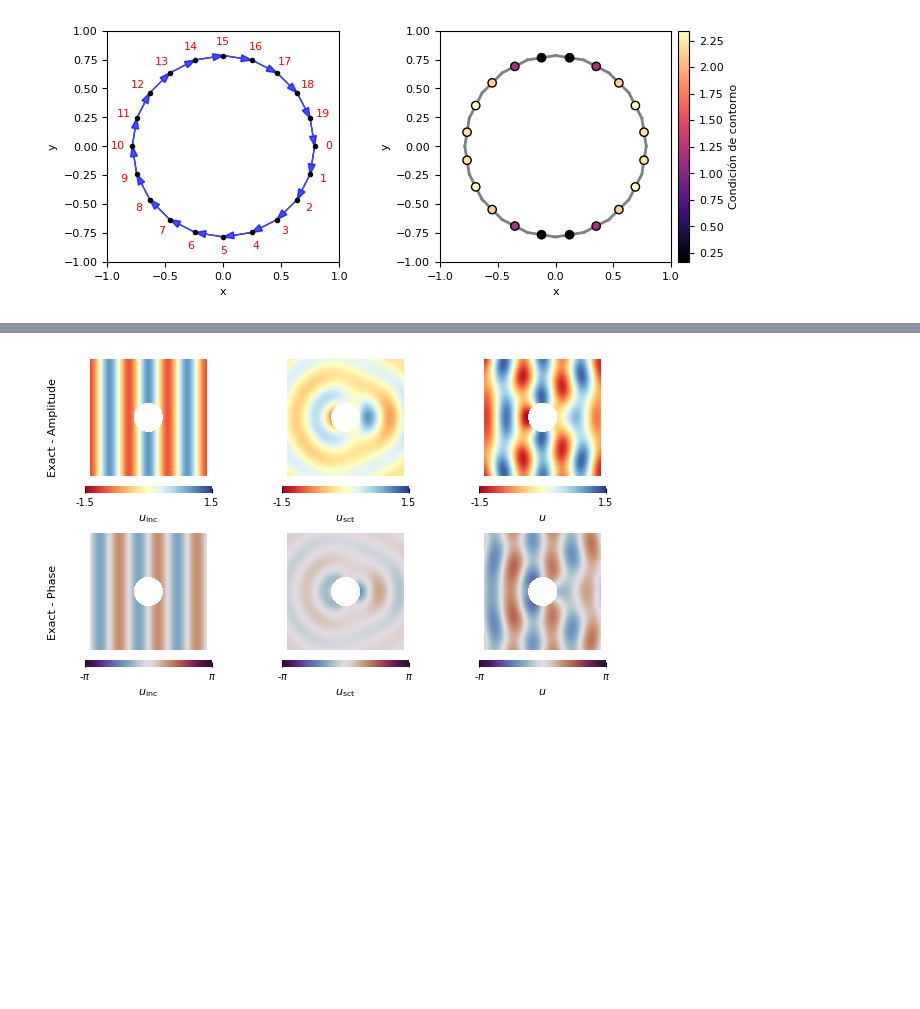
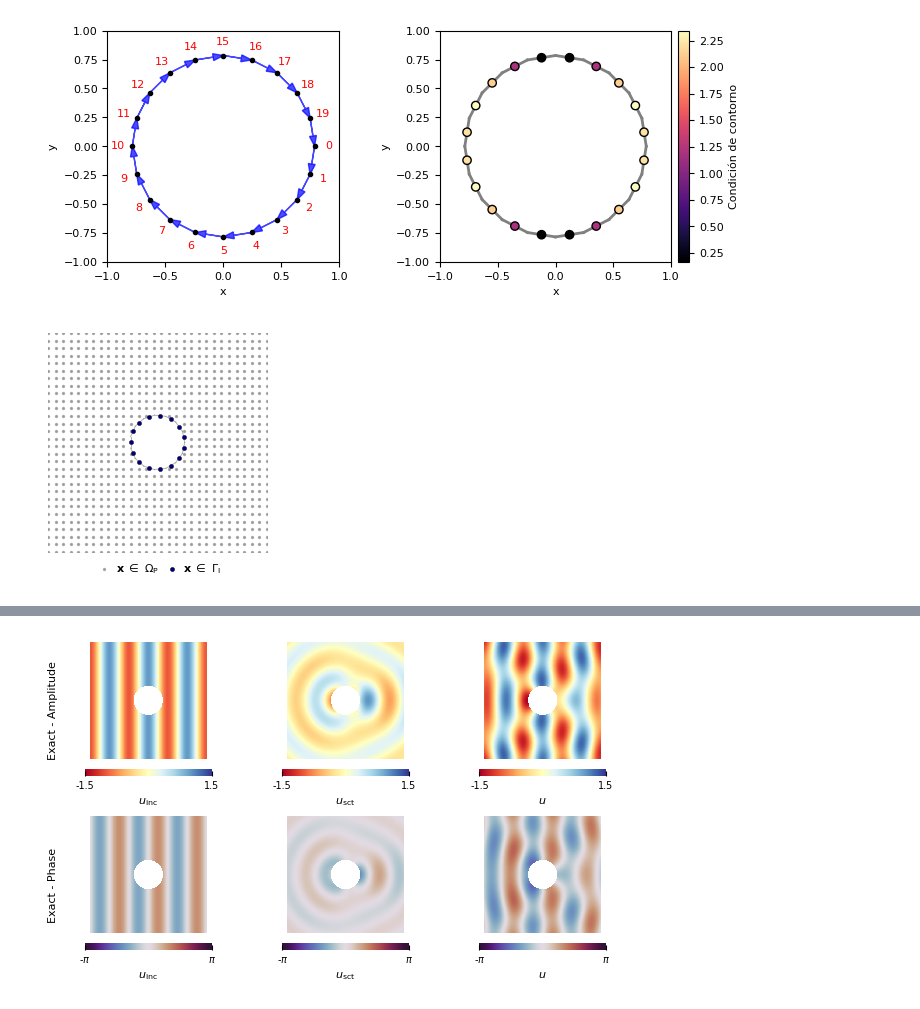
Before and after one commit to oscar-rincon/curso_bem, a Jupyter notebook: proyecto/test_problem_4 (1).ipynb, the cells around one changed output, grey strips where cells are left out. Cells and saved outputs as stored; diff of their text form; code cells hidden in the pictures; blank space fills up the shorter version.

```diff
--- a/proyecto/test_problem_4 (1).ipynb
+++ b/proyecto/test_problem_4 (1).ipynb
@@ -61,7 +58,7 @@ plot_edges_and_field(aVertex, aElement, aCenters, f)
 # %%
 # Simulación de dispersión por obstáculo circular rígido
 k = 3.0
-n = 200
+n = 15
 
 # Crear malla circular con centro en el origen
 aVertex, aElement = Circle_n(n=n, radius=np.pi/4)
@@ -186,6 +201,10 @@ def plot_field_over_domain(vertices, elementos, centros, f, integration_points=N
     plt.tight_layout()
     plt.savefig("field_over_domain.svg", dpi=150, bbox_inches='tight')
     plt.show()
+# %%
+plot_field_over_domain(aVertex, aElement, aCenters, f, points_outside)
+# %% [output]
+[figure, added]
 # %%
 # Generar puntos en el dominio rectangular excluyendo un círculo
 n_dom = 30
```
Also changed, not shown: parts of 3 cells of this notebook, 5 other files.
